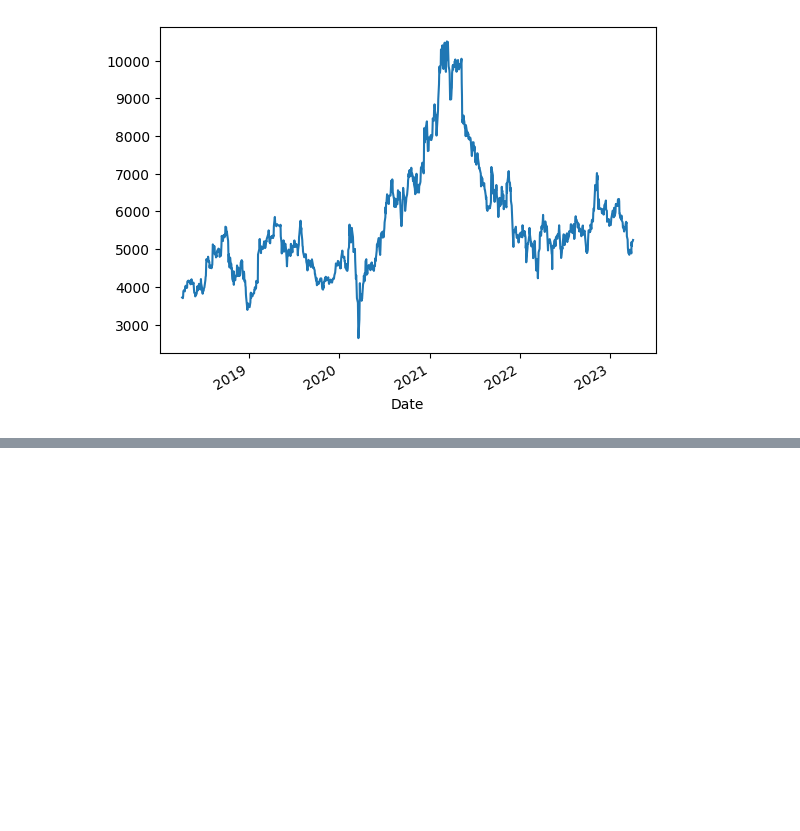
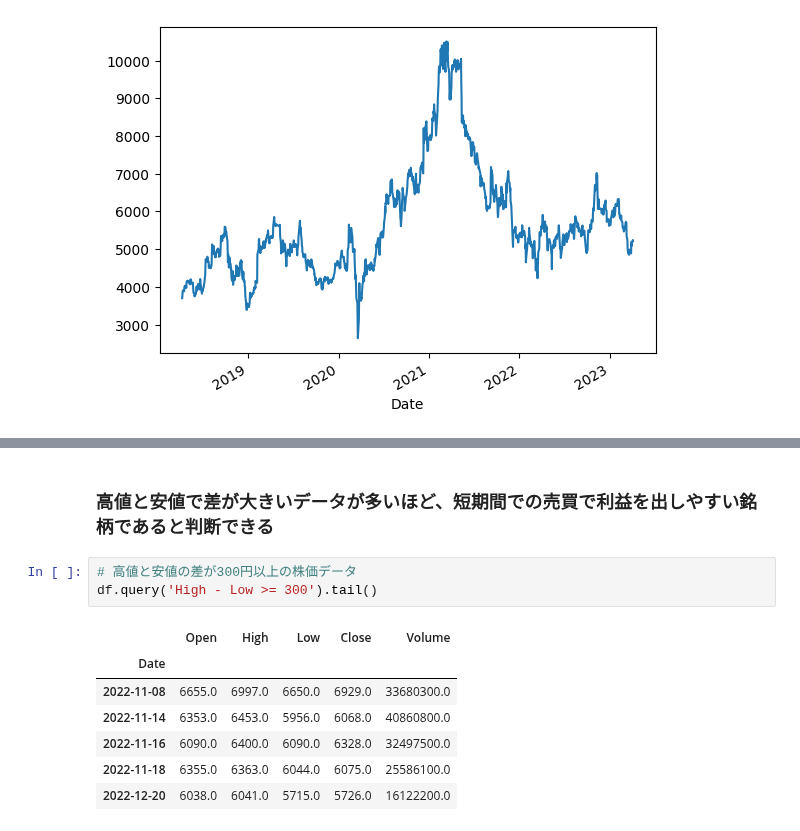
Before and after one commit to hirokimituya/stock-price-analysis, a Jupyter notebook: technical_analysis/株価分析.ipynb, the cells around one changed output, grey strips where cells are left out. Drawn from its saved outputs; the diff is of its cells as text; blank space fills up the shorter version.

```diff
--- a/technical_analysis/株価分析.ipynb
+++ b/technical_analysis/株価分析.ipynb
@@ -16,0 +23,13 @@ df['Close'].plot()
+# %% [markdown]
+### 高値と安値で差が大きいデータが多いほど、短期間での売買で利益を出しやすい銘柄であると判断できる
+# %%
+# 高値と安値の差が300円以上の株価データ
+df.query('High - Low >= 300').tail()
+# %% [output]
+|  | Open | High | Low | Close | Volume |
+| Date |  |  |  |  |  |
+| 2022-11-08 | 6655.0 | 6997.0 | 6650.0 | 6929.0 | 33680300.0 |
+| 2022-11-14 | 6353.0 | 6453.0 | 5956.0 | 6068.0 | 40860800.0 |
+| 2022-11-16 | 6090.0 | 6400.0 | 6090.0 | 6328.0 | 32497500.0 |
+| 2022-11-18 | 6355.0 | 6363.0 | 6044.0 | 6075.0 | 25586100.0 |
+| 2022-12-20 | 6038.0 | 6041.0 | 5715.0 | 5726.0 | 16122200.0 |
```
Also changed, not shown: parts of 1 cell of this notebook.
